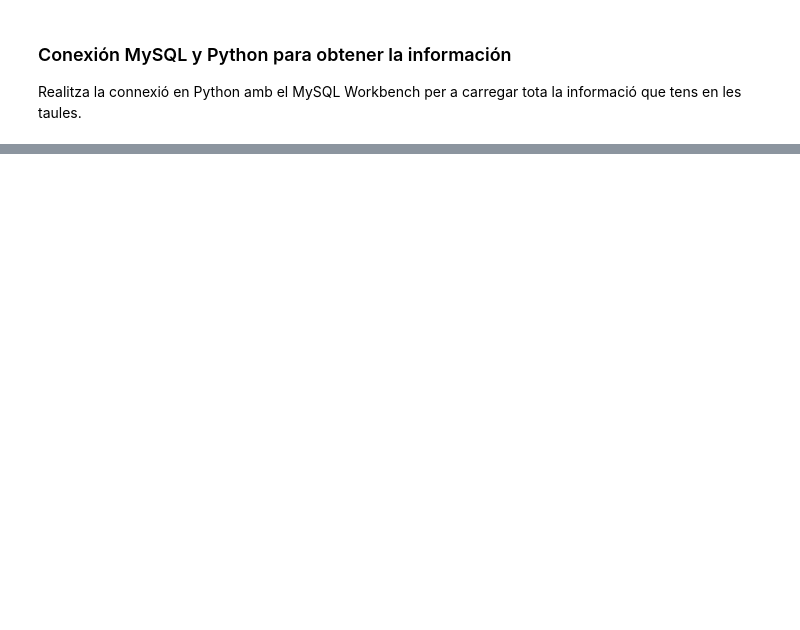
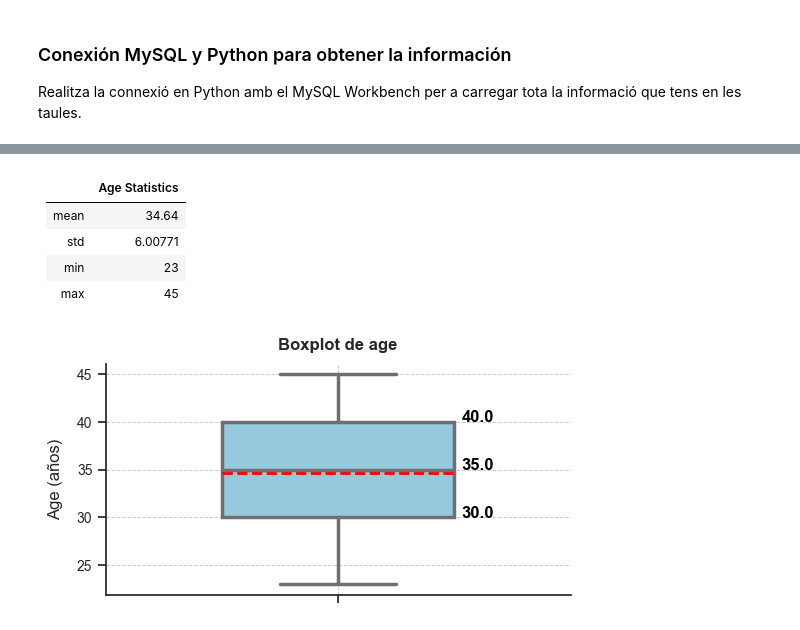
Before and after one commit to mcariqueo/Data_analytics_2024, a Jupyter notebook: Sprint_8_Python/sprint.ipynb, the cells around one changed output, grey strips where cells are left out. Cells and saved outputs as stored; diff of their text form; code cells hidden in the pictures; blank space fills up the shorter version.

```diff
--- a/Sprint_8_Python/sprint.ipynb
+++ b/Sprint_8_Python/sprint.ipynb
@@ -229,0 +79,52 @@ print(age_counts)
+# %%
+# Exercici 1
+# IMPORTAR TODAS LAS BIBLIOTECAS QUE UTILIZAREMOS
+import pandas as pd
+from datetime import datetime
+from tabulate import tabulate
+from IPython.display import display, Markdown
+import matplotlib.pyplot as plt
+import seaborn as sns
+
+# FUNCIÓN PARA CONVERTIR 'BIRTH_DATE' A FORMATO DE FECHA Y CALCULAR LA EDAD EN AÑOS
+
+df['birth_date'] = pd.to_datetime(df['birth_date'], format='%b %d, %Y')
+df['age'] = datetime.now().year - df['birth_date'].dt.year
+
+# FUNCIÓN PARA OBTENER Y MOSTRAR UN RESUMEN ESTADÍSTICO
+def display_summary_statistics(df, column):
+    summary_statistics = df[column].describe().loc[['mean', 'std', 'min', 'max']]
+    summary_table = tabulate(summary_statistics.to_frame(), headers=[f'{column.capitalize()} Statistics'], tablefmt='pipe')
+    display(Markdown(summary_table))
+
+# FUNCIÓN PARA CREAR UN BOXPLOT
+def plot_boxplot(df, column):
+    sns.set(style="ticks")
+    plt.figure(figsize=(6, 3))
+    ax = sns.boxplot(y=df[column], color='skyblue', width=0.5, fliersize=5, linewidth=2.5,
+                     showmeans=True, meanline=True, meanprops={"color": "red", "linewidth": 2, "linestyle": "--"})
+    ax.set_title(f'Boxplot de {column}', fontsize=12, fontweight='bold', pad=10)
+    ax.set_ylabel(f'{column.capitalize()} (años)', fontsize=12, labelpad=10)
+    ax.grid(True, linestyle='--', linewidth=0.7)
+    ax.yaxis.set_tick_params(labelsize=10)
+    sns.despine(top=True, right=True)
+
+    # ANOTAR VALORES CLAVE
+    quartiles = df[column].quantile([0.25, 0.5, 0.75])
+    for q, value in quartiles.items():
+        ax.text(0.3, value, f'{value:.1f}', horizontalalignment='center', size='medium', color='black', weight='semibold')
+
+    plt.show()
+
+# LLAMAR A LAS FUNCIONES DEFINIDAS
+
+display_summary_statistics(df_users, 'age')
+plot_boxplot(df_users, 'age')
+# %% [output]
+|      |   Age Statistics |
+|:-----|-----------------:|
+| mean |         34.64    |
+| std  |          6.00771 |
+| min  |         23       |
+| max  |         45       |
+[figure, added]
```
Also changed, not shown: parts of 23 cells of this notebook.
